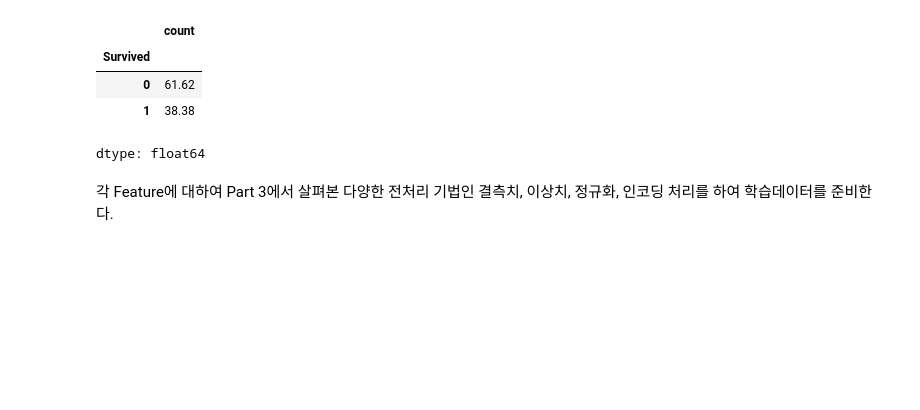
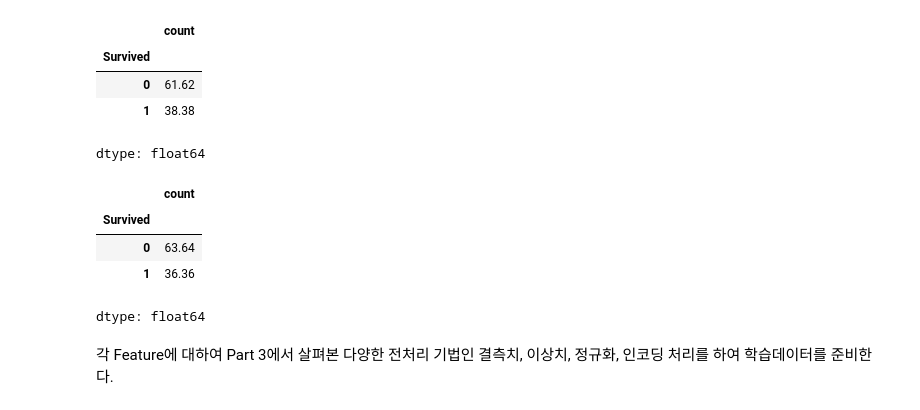
Before and after one commit to Harksu71/DataScienceAnalytics, a Jupyter notebook: Lecture/KISIA/4_시스템설계v5.ipynb, the cells around one changed output. Cells and saved outputs as stored; diff of their text form; code cells hidden in the pictures; blank space fills up the shorter version.

```diff
--- a/Lecture/KISIA/4_시스템설계v5.ipynb
+++ b/Lecture/KISIA/4_시스템설계v5.ipynb
@@ -220,6 +218,15 @@ df_train.describe(include=["O"])
 | 0 | 61.62 |
 | 1 | 38.38 |
 dtype: float64
+# %%
+df_test_y = pd.DataFrame(test_y)
+(df_test_y['Survived'].value_counts()/len(df_test_y)*100).round(2)
+# %% [output]
+|  | count |
+| Survived |  |
+| 0 | 63.64 |
+| 1 | 36.36 |
+dtype: float64
 # %% [markdown]
 각 Feature에 대하여 Part 3에서 살펴본 다양한 전처리 기법인 결측치, 이상치, 정규화, 인코딩 처리를 하여 학습데이터를 준비한다.
 # %% [markdown]
```
Also changed, not shown: parts of 3 cells of this notebook.
